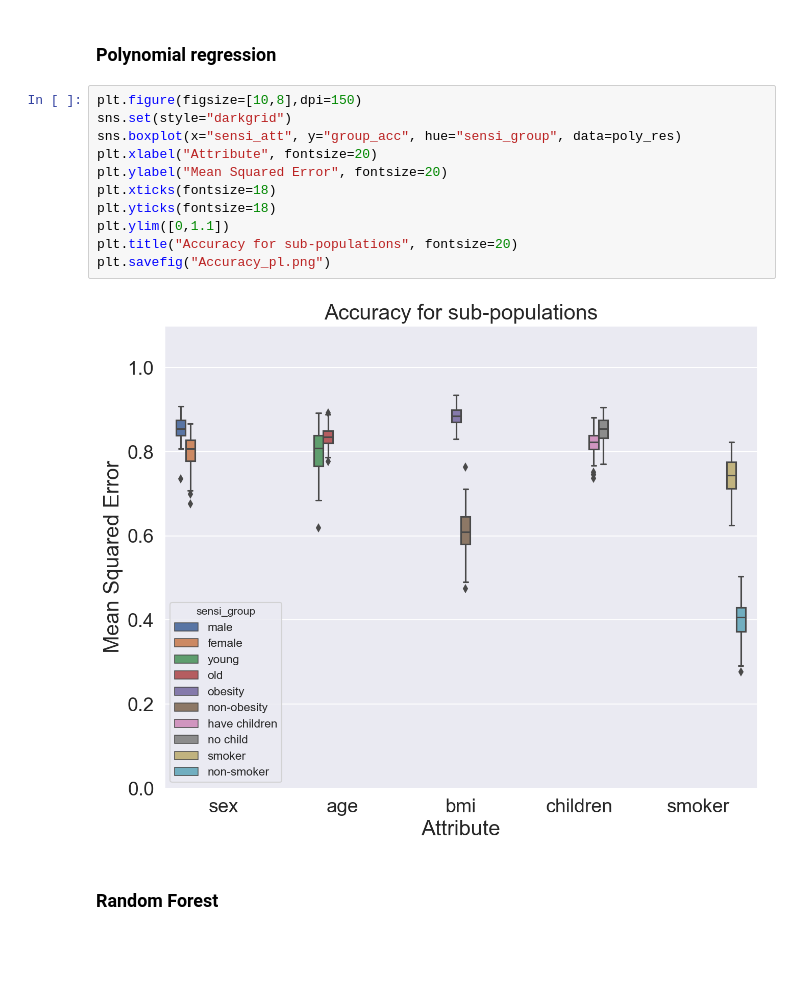
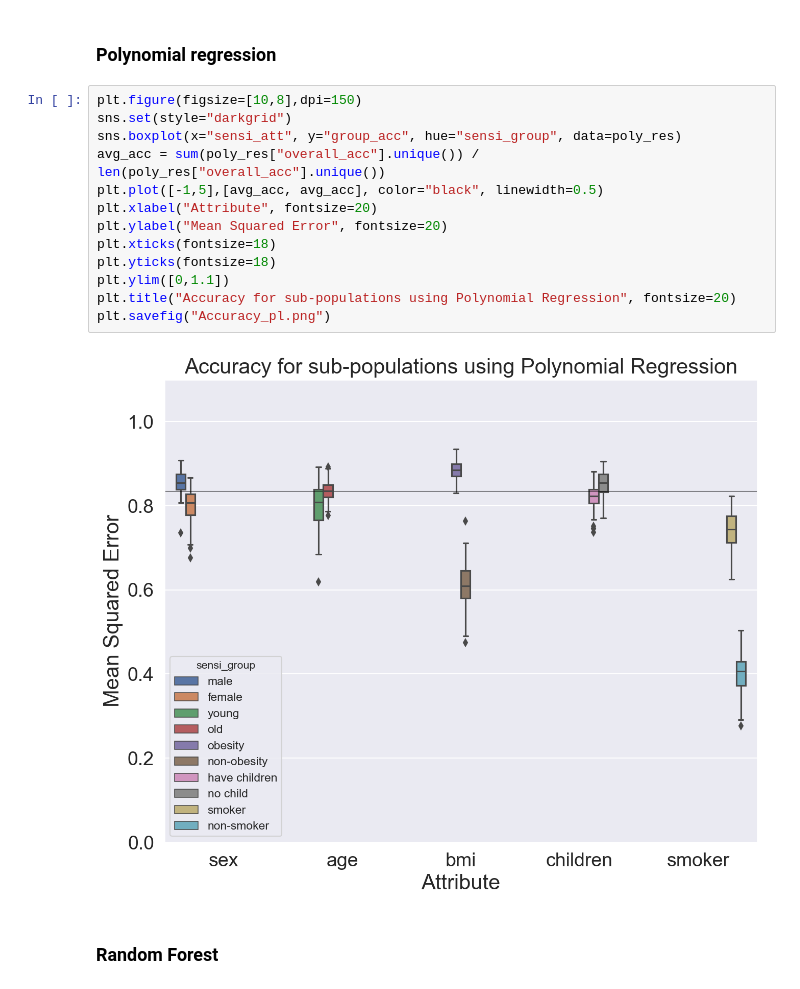
Before and after one commit to zaneddennis/RDS-Project, a Jupyter notebook: Fairness_Diversity_Analysis.ipynb, the cells around one changed output. Saved outputs shown, nothing was run; the diff lists cells and outputs as text; blank space fills up the shorter version.

```diff
--- a/Fairness_Diversity_Analysis.ipynb
+++ b/Fairness_Diversity_Analysis.ipynb
@@ -212,16 +214,18 @@ plt.savefig("Accuracy_lr.png")
 # %%
 plt.figure(figsize=[10,8],dpi=150)
 sns.set(style="darkgrid")
 sns.boxplot(x="sensi_att", y="group_acc", hue="sensi_group", data=poly_res)
+avg_acc = sum(poly_res["overall_acc"].unique()) / len(poly_res["overall_acc"].unique())
+plt.plot([-1,5],[avg_acc, avg_acc], color="black", linewidth=0.5)
 plt.xlabel("Attribute", fontsize=20)
 plt.ylabel("Mean Squared Error", fontsize=20)
 plt.xticks(fontsize=18)
 plt.yticks(fontsize=18)
 plt.ylim([0,1.1])
-plt.title("Accuracy for sub-populations", fontsize=20)
+plt.title("Accuracy for sub-populations using Polynomial Regression", fontsize=20)
 plt.savefig("Accuracy_pl.png")
 # %% [output]
-[figure, old version]
+[figure, new version]
 # %% [markdown]
 ### Random Forest
 # %%
```
Also changed, not shown: parts of 6 cells of this notebook, 3 other files.
